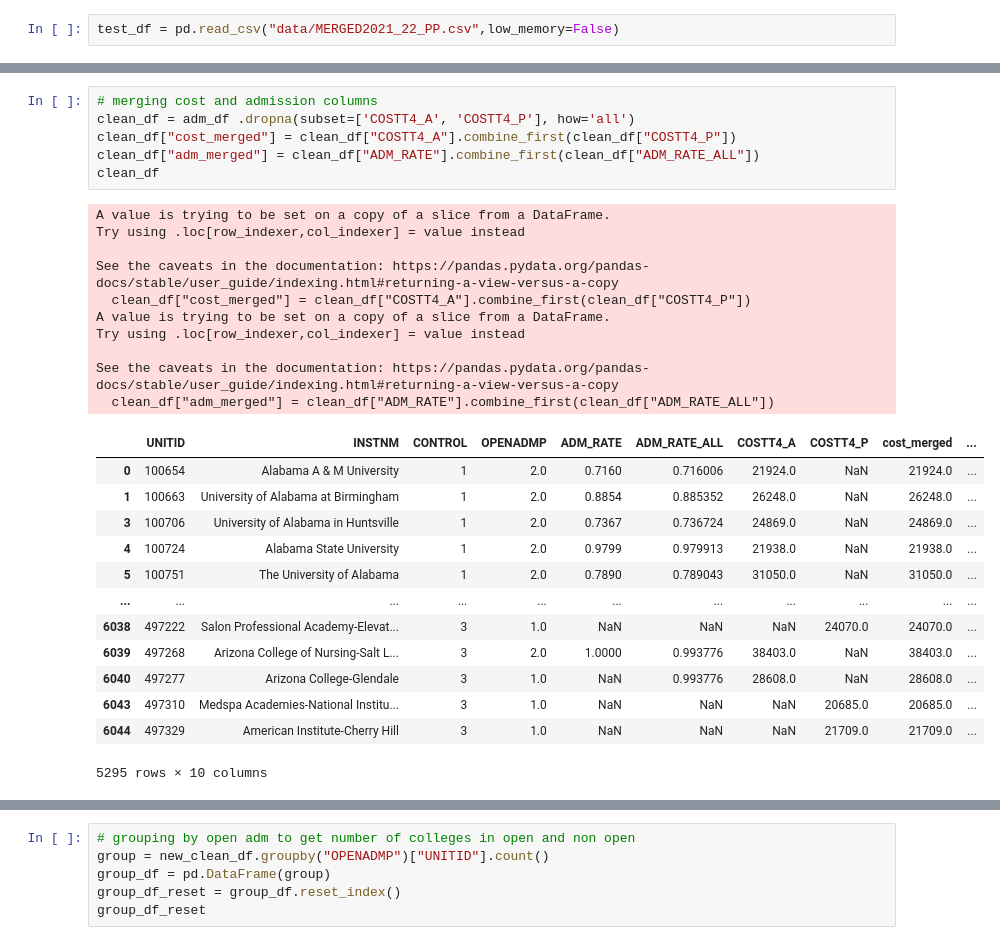
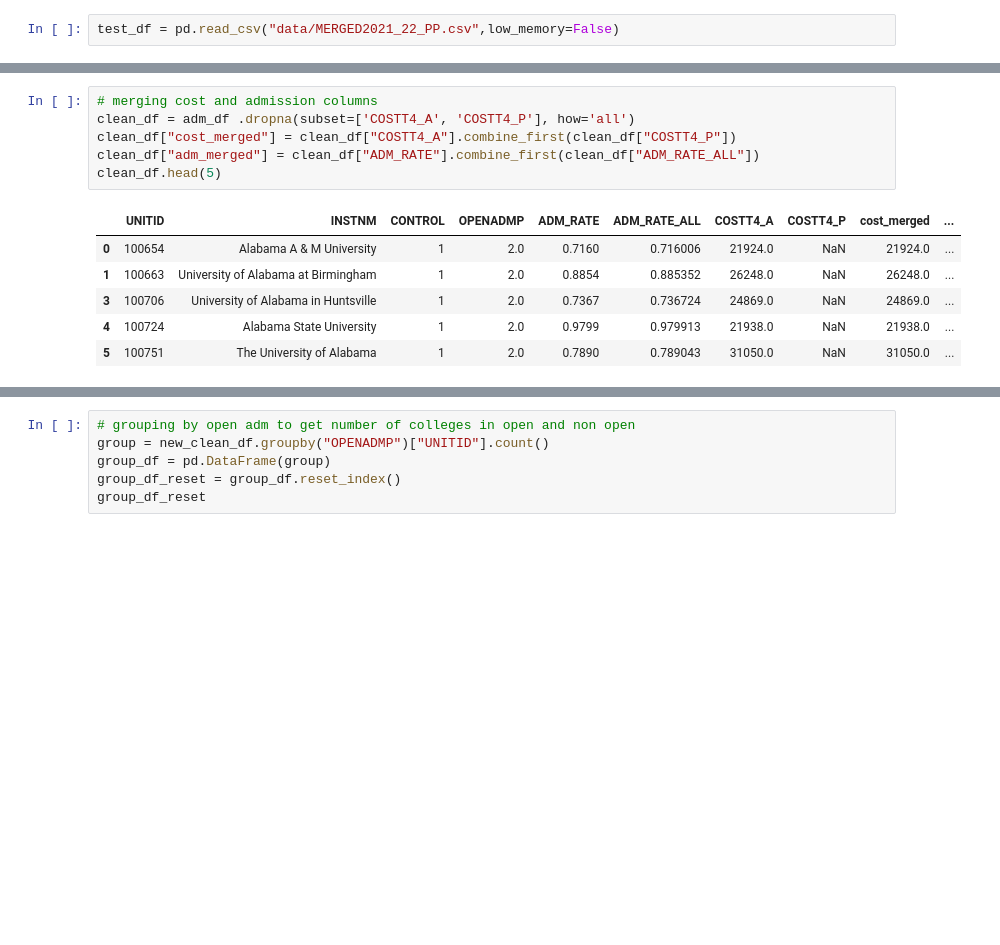
Before and after one commit to Wook22/Education_Institution_Data_Analysis, a Jupyter notebook: cost analysis.ipynb, the cells around one changed output, grey strips where cells are left out. Drawn from its saved outputs; the diff is of its cells as text; blank space fills up the shorter version.

```diff
--- a/category 2.ipynb
+++ b/cost analysis.ipynb
@@ -44,33 +32,16 @@ adm_df
 # %%
 # merging cost and admission columns
 clean_df = adm_df .dropna(subset=['COSTT4_A', 'COSTT4_P'], how='all')
 clean_df["cost_merged"] = clean_df["COSTT4_A"].combine_first(clean_df["COSTT4_P"])
 clean_df["adm_merged"] = clean_df["ADM_RATE"].combine_first(clean_df["ADM_RATE_ALL"])
-clean_df
+clean_df.head(5)
 # %% [output]
-A value is trying to be set on a copy of a slice from a DataFrame.
-Try using .loc[row_indexer,col_indexer] = value instead
-
-See the caveats in the documentation: https://pandas.pydata.org/pandas-docs/stable/user_guide/indexing.html#returning-a-view-versus-a-copy
-  clean_df["cost_merged"] = clean_df["COSTT4_A"].combine_first(clean_df["COSTT4_P"])
-A value is trying to be set on a copy of a slice from a DataFrame.
-Try using .loc[row_indexer,col_indexer] = value instead
-
-See the caveats in the documentation: https://pandas.pydata.org/pandas-docs/stable/user_guide/indexing.html#returning-a-view-versus-a-copy
-  clean_df["adm_merged"] = clean_df["ADM_RATE"].combine_first(clean_df["ADM_RATE_ALL"])
 |  | UNITID | INSTNM | CONTROL | OPENADMP | ADM_RATE | ADM_RATE_ALL | COSTT4_A | COSTT4_P | cost_merged | ... |
 | 0 | 100654 | Alabama A & M University | 1 | 2.0 | 0.7160 | 0.716006 | 21924.0 | NaN | 21924.0 | ... |
 | 1 | 100663 | University of Alabama at Birmingham | 1 | 2.0 | 0.8854 | 0.885352 | 26248.0 | NaN | 26248.0 | ... |
 | 3 | 100706 | University of Alabama in Huntsville | 1 | 2.0 | 0.7367 | 0.736724 | 24869.0 | NaN | 24869.0 | ... |
 | 4 | 100724 | Alabama State University | 1 | 2.0 | 0.9799 | 0.979913 | 21938.0 | NaN | 21938.0 | ... |
 | 5 | 100751 | The University of Alabama | 1 | 2.0 | 0.7890 | 0.789043 | 31050.0 | NaN | 31050.0 | ... |
-| ... | ... | ... | ... | ... | ... | ... | ... | ... | ... | ... |
-| 6038 | 497222 | Salon Professional Academy-Elevat... | 3 | 1.0 | NaN | NaN | NaN | 24070.0 | 24070.0 | ... |
-| 6039 | 497268 | Arizona College of Nursing-Salt L... | 3 | 2.0 | 1.0000 | 0.993776 | 38403.0 | NaN | 38403.0 | ... |
-| 6040 | 497277 | Arizona College-Glendale | 3 | 1.0 | NaN | 0.993776 | 28608.0 | NaN | 28608.0 | ... |
-| 6043 | 497310 | Medspa Academies-National Institu... | 3 | 1.0 | NaN | NaN | NaN | 20685.0 | 20685.0 | ... |
-| 6044 | 497329 | American Institute-Cherry Hill | 3 | 1.0 | NaN | NaN | NaN | 21709.0 | 21709.0 | ... |
-5295 rows × 10 columns
 # %%
 #selecting only the needed columns
 new_clean_df = clean_df[["UNITID", "INSTNM", "CONTROL", "OPENADMP","cost_merged" ]]
```
Also changed, not shown: parts of 7 cells of this notebook.
